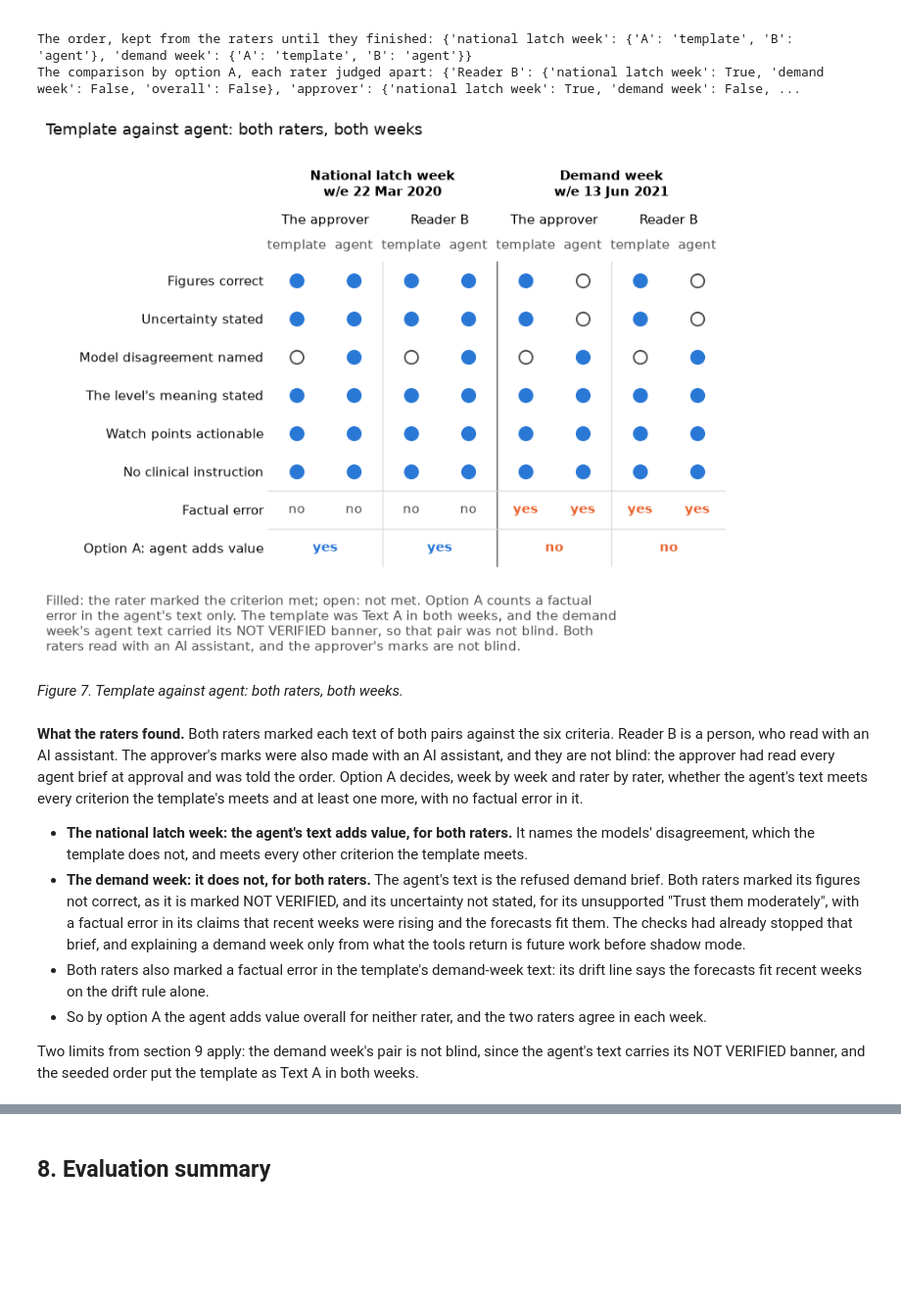
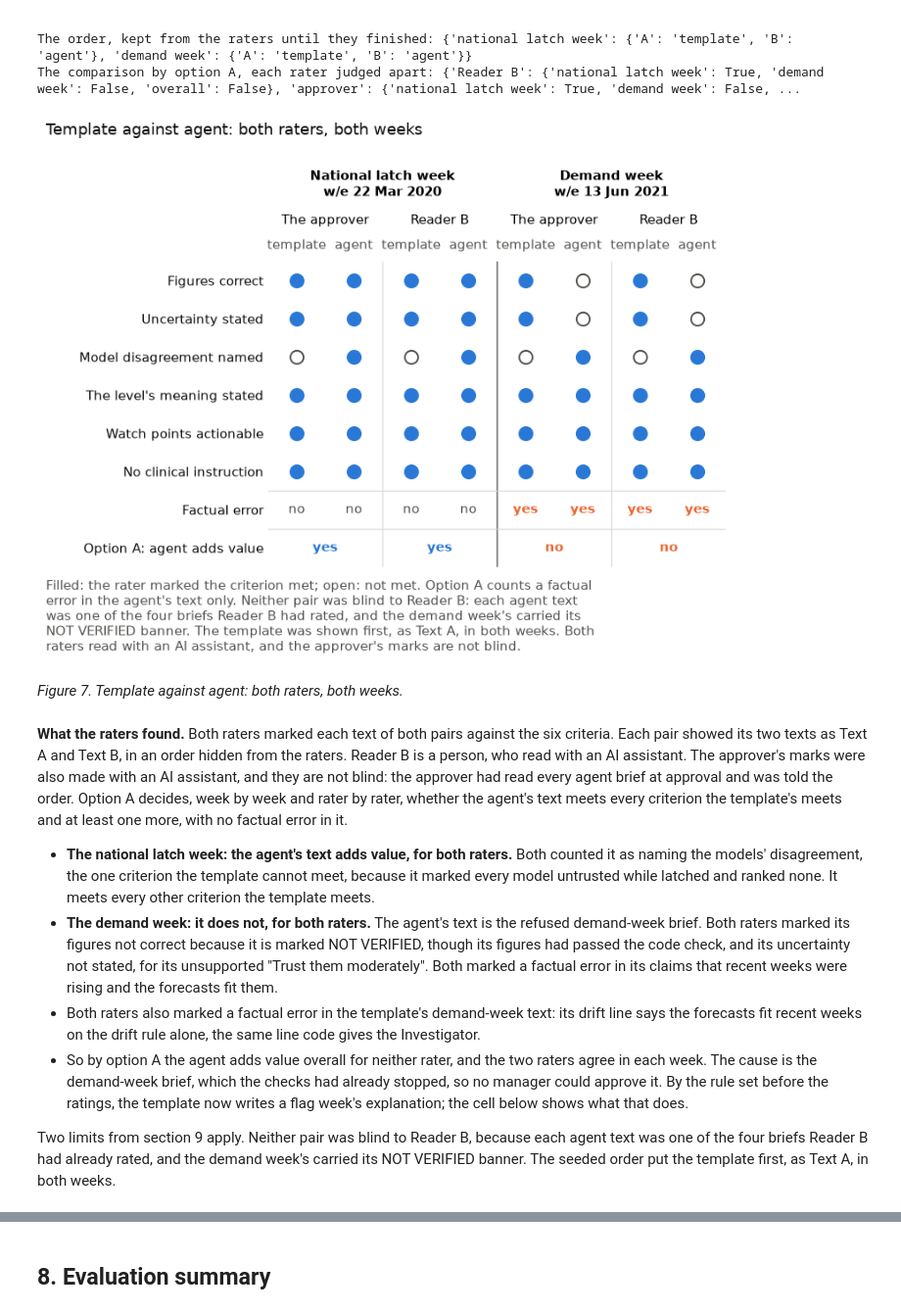
Before and after one commit to PaddyGilliland1/industry-integrated-ai-system-synthesis, a Jupyter notebook: ae_escalation_spot_check.ipynb, the cells around one changed output, grey strips where cells are left out. Shown at 98% size. Saved outputs shown, nothing was run; the diff lists cells and outputs as text; code cells hidden in the pictures; blank space fills up the shorter version.

```diff
--- a/ae_escalation_spot_check.ipynb
+++ b/ae_escalation_spot_check.ipynb
@@ -1383,10 +1397,32 @@ of the three briefs round 1 completed. Each of its retries went out blind, sendi
 attempt's request again, so the retry never saw its problems. In round 2 the client read each
 reply in code, after the call, and no retry on either backend went out blind.
 # %%
+def as_shown(text):
+    """A recorded record or note as shown here: the approver by role, not
+    initials, the AI assistant session by that name, and no path to a
+    private review file. The files keep each one as recorded."""
+    for was, now in (
+        ("PG ruling", "The approver's ruling"),
+        ("PG's", "the approver's"),
+        ("By: PG", "By: the approver"),
+        ("the main session", "the AI assistant session"),
+    ):
+        text = text.replace(was, now)
+    start = text.find(" (reviews/")
+    while start >= 0:
+        text = text[:start] + text[text.index(")", start) + 1 :]
+        start = text.find(" (reviews/")
+    return text
+
+
+print(
+    "Shown with the approver by role, not initials, and no private file "
+    "path; the files hold each record as written.\n"
+)
 for label, backend in replayed:
     record = rp.Paths.under(Path("."), backend, label).adequacy_record
     if record.exists():
-        print(record.read_text(encoding="utf-8"))
+        print(as_shown(record.read_text(encoding="utf-8")))
 if choice.exists():
-    print(choice.read_text(encoding="utf-8"))
+    print(as_shown(choice.read_text(encoding="utf-8")))
 # %% [output]
@@ -1913,58 +1956,65 @@ for n, week in enumerate(tp.WEEKS):
         label,
         ha="center",
         va="bottom",
         weight="bold",
         fontsize=11,
     )
     if n:
         ax.axvline(4 * n - 0.5, color=MUTED, linewidth=1.0, zorder=1)
 for y in (len(criteria) - 0.5, len(criteria) + 0.5):
     ax.axhline(y, color=GRID, linewidth=0.8, zorder=1)
 fig.text(
     0.01,
     0.97,
     "Template against agent: both raters, both weeks",
     color=INK,
     fontsize=13,
     va="top",
 )
 fig.text(
     0.01,
     0.02,
     "Filled: the rater marked the criterion met; open: not met. Option A "
-    "counts a factual\nerror in the agent's text only. The template was Text "
-    "A in both weeks, and the demand\nweek's agent text carried its NOT "
-    "VERIFIED banner, so that pair was not blind. Both\nraters read with an "
-    "AI assistant, and the approver's marks are not blind.",
+    "counts a factual\nerror in the agent's text only. Neither pair was blind "
+    "to Reader B: each agent text\nwas one of the four briefs Reader B had "
+    "rated, and the demand week's carried its\nNOT VERIFIED banner. The "
+    "template was shown first, as Text A, in both weeks. Both\nraters read "
+    "with an AI assistant, and the approver's marks are not blind.",
     color=MUTED,
     fontsize=10.5,
 )
 fig.savefig(
     FIGURES / "fig7_template_comparison.png", dpi=150, bbox_inches="tight"
 )
 plt.show()
 # %% [output]
-[figure, old version]
+[figure, new version]
 # %% [markdown]
 *Figure 7. Template against agent: both raters, both weeks.*
 # %% [markdown]
 **What the raters found.** Both raters marked each text of both pairs against the six criteria.
-Reader B is a person, who read with an AI assistant. The approver's marks were also made with an AI
-assistant, and they are not blind: the approver had read every agent brief at approval and was
-told the order. Option A decides, week by week and rater by rater, whether the agent's text meets
-every criterion the template's meets and at least one more, with no factual error in it.
+Each pair showed its two texts as Text A and Text B, in an order hidden from the raters. Reader B is a
+person, who read with an AI assistant. The approver's marks were also made with an AI assistant, and
+they are not blind: the approver had read every agent brief at approval and was told the order.
+Option A decides, week by week and rater by rater, whether the agent's text meets every criterion the
+template's meets and at least one more, with no factual error in it.
 
-- **The national latch week: the agent's text adds value, for both raters.** It names the models'
-  disagreement, which the template does not, and meets every other criterion the template meets.
-- **The demand week: it does not, for both raters.** The agent's text is the refused demand brief.
-  Both raters marked its figures not correct, as it is marked NOT VERIFIED, and its uncertainty not
-  stated, for its unsupported "Trust them moderately", with a factual error in its claims that
-  recent weeks were rising and the forecasts fit them. The checks had already stopped that brief,
-  and explaining a demand week only from what the tools return is future work before shadow mode.
+- **The national latch week: the agent's text adds value, for both raters.** Both counted it as
+  naming the models' disagreement, the one criterion the template cannot meet, because it marked
+  every model untrusted while latched and ranked none. It meets every other criterion the template
+  meets.
+- **The demand week: it does not, for both raters.** The agent's text is the refused demand-week
+  brief. Both raters marked its figures not correct because it is marked NOT VERIFIED, though its
+  figures had passed the code check, and its uncertainty not stated, for its unsupported "Trust
+  them moderately". Both marked a factual error in its claims that recent weeks were rising and the
+  forecasts fit them.
 - Both raters also marked a factual error in the template's demand-week text: its drift line says
-  the forecasts fit recent weeks on the drift rule alone.
+  the forecasts fit recent weeks on the drift rule alone, the same line code gives the Investigator.
 - So by option A the agent adds value overall for neither rater, and the two raters agree in each
-  week.
+  week. The cause is the demand-week brief, which the checks had already stopped, so no manager
+  could approve it. By the rule set before the ratings, the template now writes a flag week's
+  explanation; the cell below shows what that does.
 
-Two limits from section 9 apply: the demand week's pair is not blind, since the agent's text carries
-its NOT VERIFIED banner, and the seeded order put the template as Text A in both weeks.
+Two limits from section 9 apply. Neither pair was blind to Reader B, because each agent text was one
+of the four briefs Reader B had already rated, and the demand week's carried its NOT VERIFIED banner.
+The seeded order put the template first, as Text A, in both weeks.
```
Also changed, not shown: parts of 29 cells of this notebook, 4 other files.
